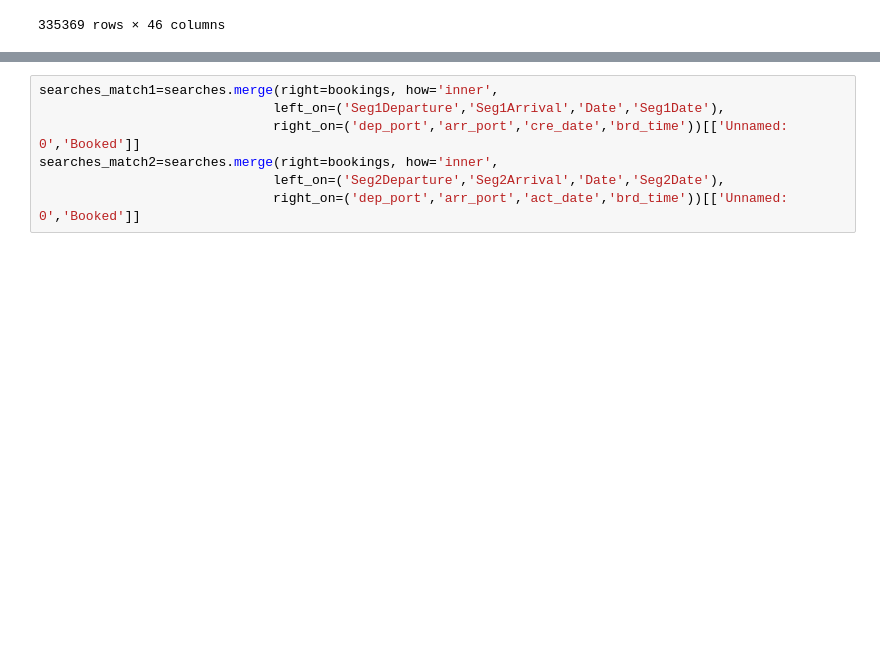
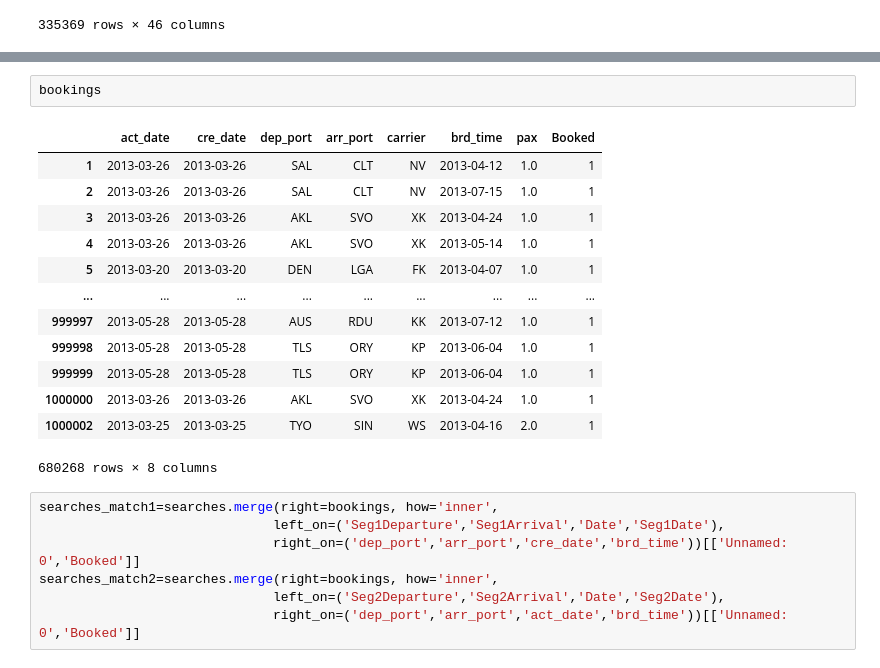
Before and after one commit to jquibla/DS_Challenge, a Jupyter notebook: data_science_challenge.ipynb, the cells around one changed output, grey strips where cells are left out. Drawn from its saved outputs; the diff is of its cells as text; blank space fills up the shorter version.

```diff
--- a/data_science_challenge.ipynb
+++ b/data_science_challenge.ipynb
@@ -203,3 +214,19 @@ bookings['Booked']=1
+# %%
+bookings
+# %% [output]
+|  | act_date | cre_date | dep_port | arr_port | carrier | brd_time | pax | Booked |
+| 1 | 2013-03-26 | 2013-03-26 | SAL | CLT | NV | 2013-04-12 | 1.0 | 1 |
+| 2 | 2013-03-26 | 2013-03-26 | SAL | CLT | NV | 2013-07-15 | 1.0 | 1 |
+| 3 | 2013-03-26 | 2013-03-26 | AKL | SVO | XK | 2013-04-24 | 1.0 | 1 |
+| 4 | 2013-03-26 | 2013-03-26 | AKL | SVO | XK | 2013-05-14 | 1.0 | 1 |
+| 5 | 2013-03-20 | 2013-03-20 | DEN | LGA | FK | 2013-04-07 | 1.0 | 1 |
+| ... | ... | ... | ... | ... | ... | ... | ... | ... |
+| 999997 | 2013-05-28 | 2013-05-28 | AUS | RDU | KK | 2013-07-12 | 1.0 | 1 |
+| 999998 | 2013-05-28 | 2013-05-28 | TLS | ORY | KP | 2013-06-04 | 1.0 | 1 |
+| 999999 | 2013-05-28 | 2013-05-28 | TLS | ORY | KP | 2013-06-04 | 1.0 | 1 |
+| 1000000 | 2013-03-26 | 2013-03-26 | AKL | SVO | XK | 2013-04-24 | 1.0 | 1 |
+| 1000002 | 2013-03-25 | 2013-03-25 | TYO | SIN | WS | 2013-04-16 | 2.0 | 1 |
+680268 rows × 8 columns
 # %%
 searches_match1=searches.merge(right=bookings, how='inner',
                               left_on=('Seg1Departure','Seg1Arrival','Date','Seg1Date'),
```
Also changed, not shown: parts of 7 cells of this notebook.
